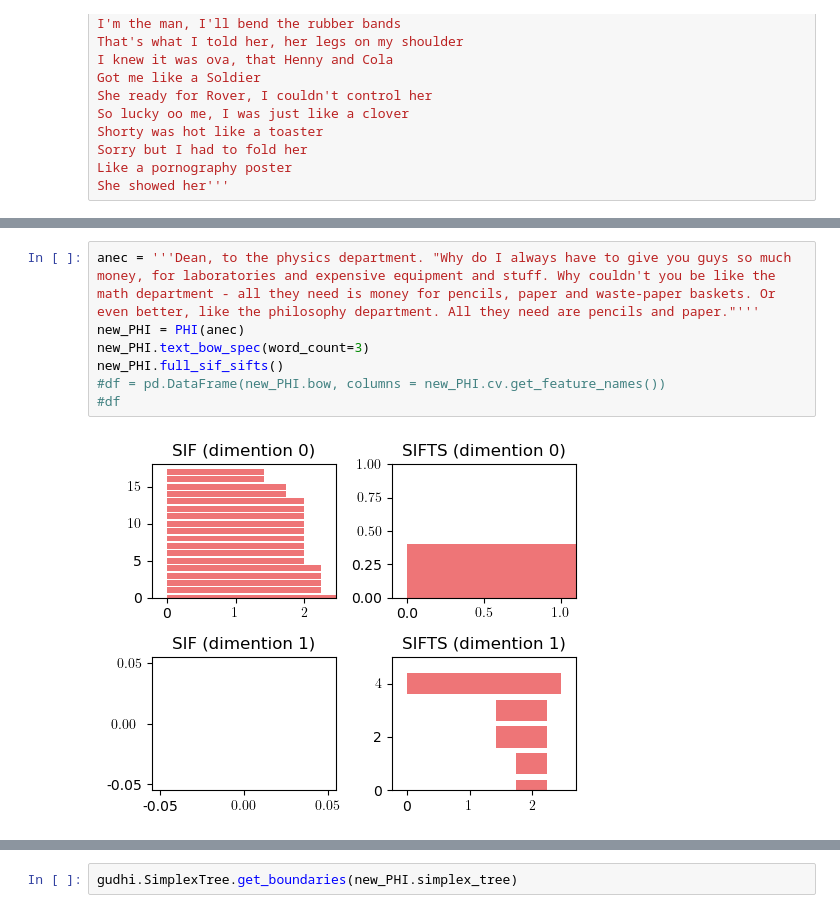
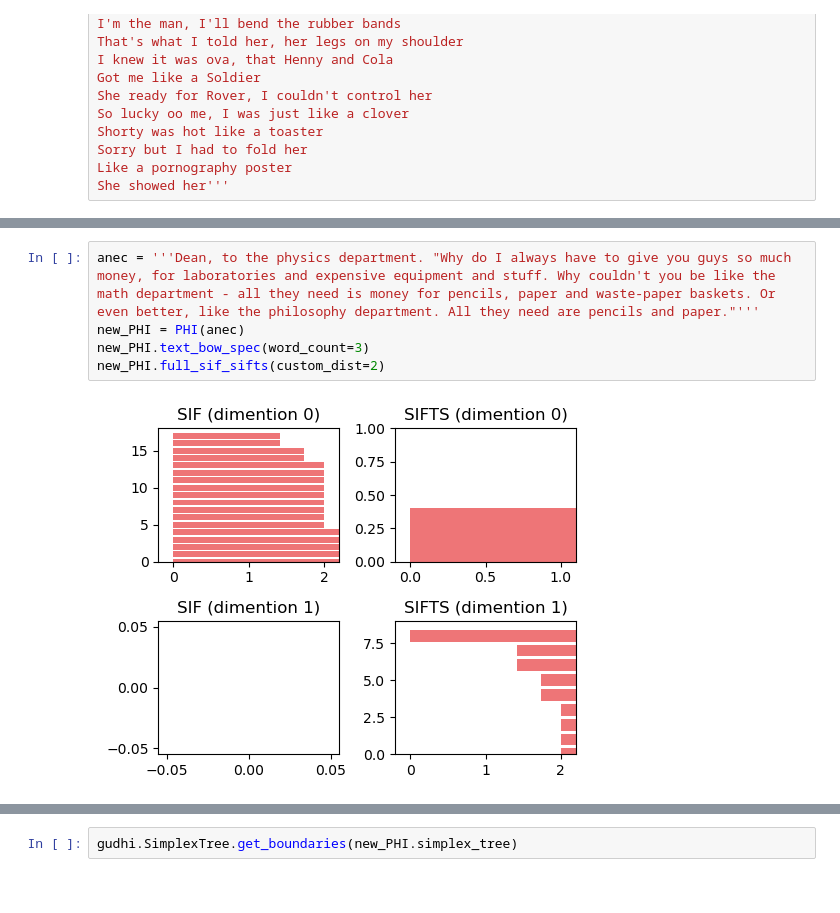
Before and after one commit to BorovTech/He_who_laughs_last, a Jupyter notebook: Topological_analysis/SIF_and_SIFTS_testing.ipynb, the cells around one changed output, grey strips where cells are left out. Saved outputs shown, nothing was run; the diff lists cells and outputs as text.

Commit message:
graphing 3d 1

```diff
--- a/Topological_analysis/SIF_and_SIFTS_testing.ipynb
+++ b/Topological_analysis/SIF_and_SIFTS_testing.ipynb
@@ -481,9 +517,7 @@ new_PHI.full_sif_sifts()
 # %%
 anec = '''Dean, to the physics department. "Why do I always have to give you guys so much money, for laboratories and expensive equipment and stuff. Why couldn't you be like the math department - all they need is money for pencils, paper and waste-paper baskets. Or even better, like the philosophy department. All they need are pencils and paper."'''
 new_PHI = PHI(anec)
 new_PHI.text_bow_spec(word_count=3)
-new_PHI.full_sif_sifts()
-#df = pd.DataFrame(new_PHI.bow, columns = new_PHI.cv.get_feature_names())
-#df
+new_PHI.full_sif_sifts(custom_dist=2)
 # %% [output]
-[figure, old version]
+[figure, new version]
```
Also changed, not shown: parts of 9 cells of this notebook, 1 other file.
